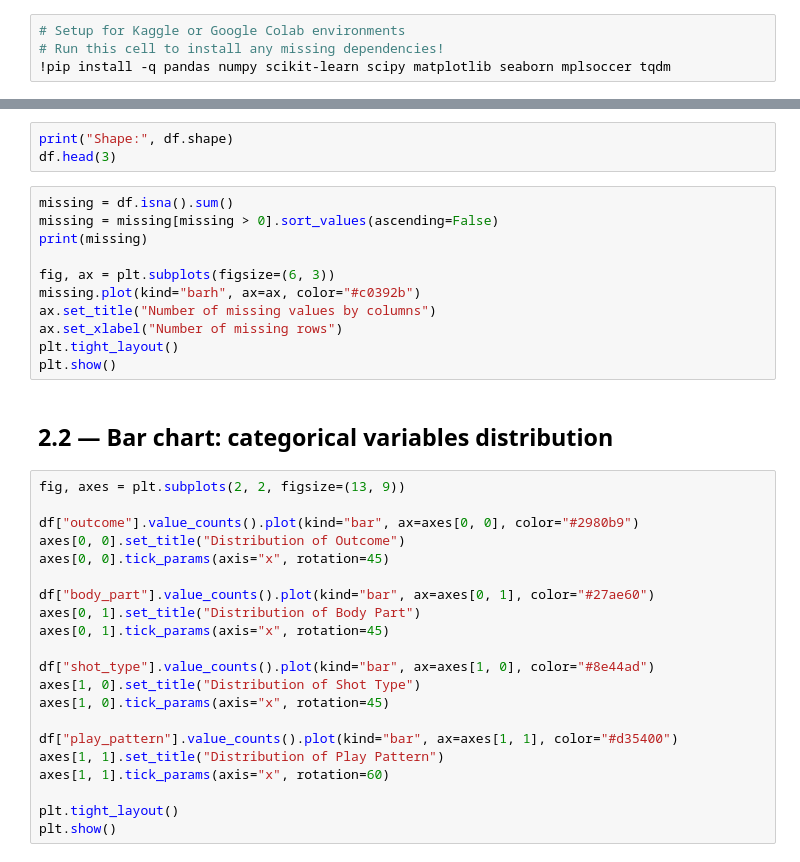
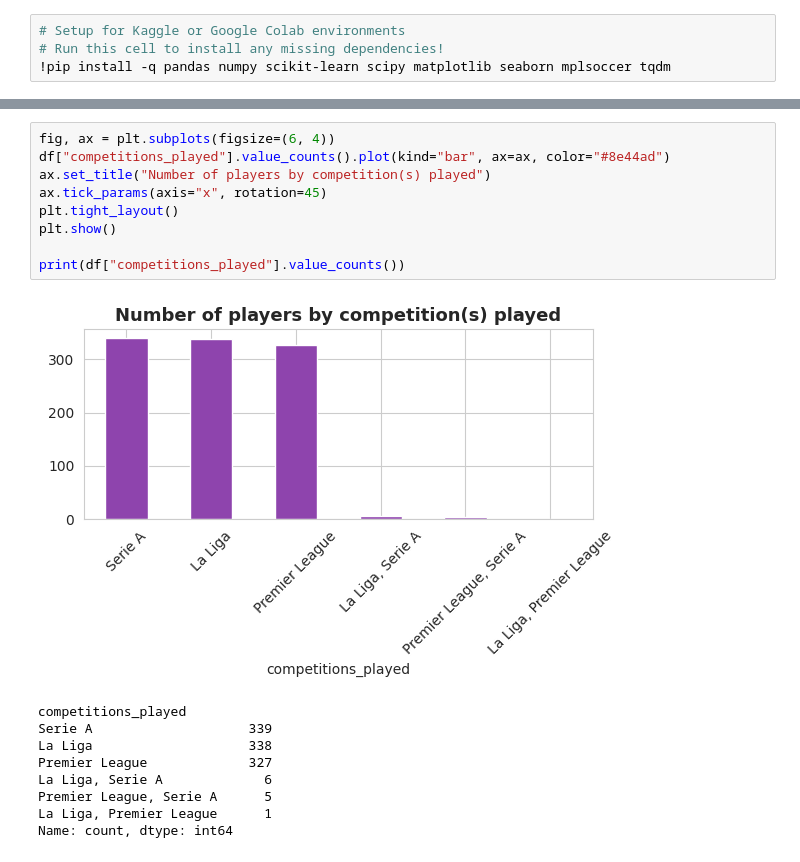
Before and after one commit to AIVIETNAM-AIO-Kaisye/football-shot-clustering, a Jupyter notebook: notebooks/01_data_and_eda.ipynb, the cells around one changed output, grey strips where cells are left out. Drawn from its saved outputs; the diff is of its cells as text.

```diff
--- a/notebooks/01_data_and_eda.ipynb
+++ b/notebooks/01_data_and_eda.ipynb
@@ -323,37 +577,19 @@ df.shape
 # %%
-print("Shape:", df.shape)
-df.head(3)
+fig, ax = plt.subplots(figsize=(6, 4))
+df["competitions_played"].value_counts().plot(kind="bar", ax=ax, color="#8e44ad")
+ax.set_title("Number of players by competition(s) played")
+ax.tick_params(axis="x", rotation=45)
+plt.tight_layout()
+plt.show()
+
+print(df["competitions_played"].value_counts())
+# %% [output]
+[figure, added]
+competitions_played
+Serie A                    339
+La Liga                    338
+Premier League             327
+La Liga, Serie A             6
+Premier League, Serie A      5
+La Liga, Premier League      1
+Name: count, dtype: int64
-# %%
-missing = df.isna().sum()
-missing = missing[missing > 0].sort_values(ascending=False)
-print(missing)
-
-fig, ax = plt.subplots(figsize=(6, 3))
-missing.plot(kind="barh", ax=ax, color="#c0392b")
-ax.set_title("Number of missing values by columns")
-ax.set_xlabel("Number of missing rows")
-plt.tight_layout()
-plt.show()
-# %% [markdown]
-## 2.2 — Bar chart: categorical variables distribution
-# %%
-fig, axes = plt.subplots(2, 2, figsize=(13, 9))
-
-df["outcome"].value_counts().plot(kind="bar", ax=axes[0, 0], color="#2980b9")
-axes[0, 0].set_title("Distribution of Outcome")
-axes[0, 0].tick_params(axis="x", rotation=45)
-
-df["body_part"].value_counts().plot(kind="bar", ax=axes[0, 1], color="#27ae60")
-axes[0, 1].set_title("Distribution of Body Part")
-axes[0, 1].tick_params(axis="x", rotation=45)
-
-df["shot_type"].value_counts().plot(kind="bar", ax=axes[1, 0], color="#8e44ad")
-axes[1, 0].set_title("Distribution of Shot Type")
-axes[1, 0].tick_params(axis="x", rotation=45)
-
-df["play_pattern"].value_counts().plot(kind="bar", ax=axes[1, 1], color="#d35400")
-axes[1, 1].set_title("Distribution of Play Pattern")
-axes[1, 1].tick_params(axis="x", rotation=60)
-
-plt.tight_layout()
-plt.show()
```
Also changed, not shown: parts of 104 cells of this notebook, 3 other files.
